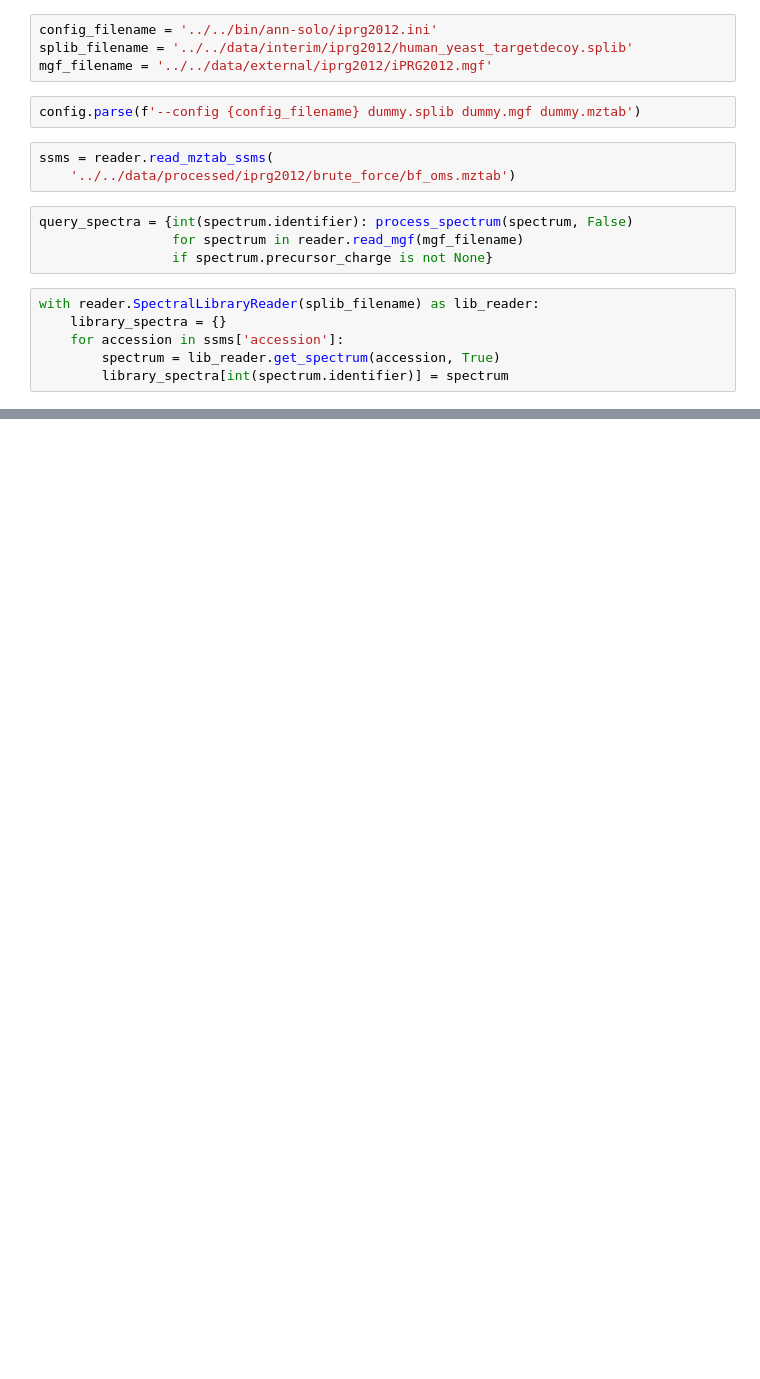
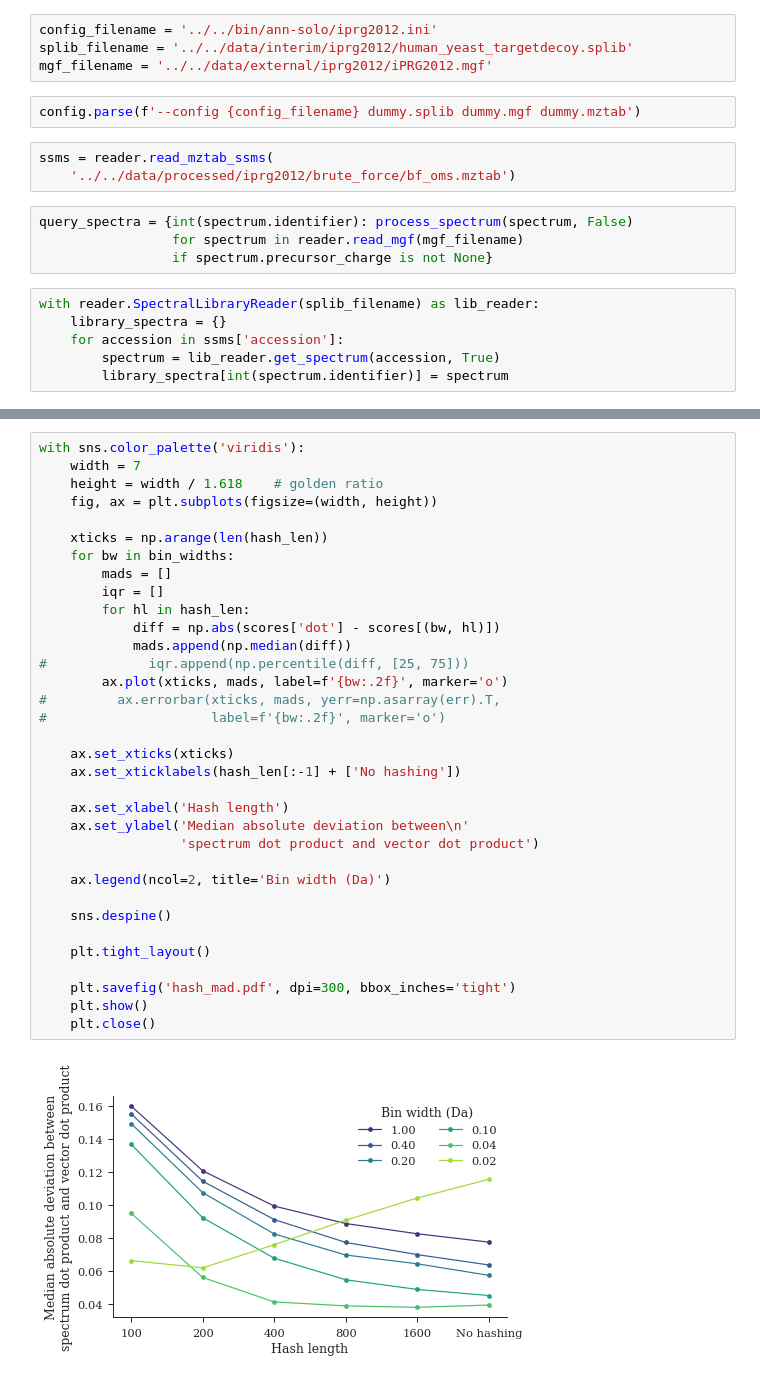
Before and after one commit to bittremieux/ANN-SoLo, a Jupyter notebook: notebooks/iprg2012_spectrum_hashing.ipynb, the cells around one changed output, grey strips where cells are left out. Drawn from its saved outputs; the diff is of its cells as text; blank space fills up the shorter version.

```diff
--- a/notebooks/iprg2012_spectrum_hashing.ipynb
+++ b/notebooks/iprg2012_spectrum_hashing.ipynb
@@ -180,0 +186,36 @@ plt.close()
+# %%
+with sns.color_palette('viridis'):
+    width = 7
+    height = width / 1.618    # golden ratio
+    fig, ax = plt.subplots(figsize=(width, height))
+
+    xticks = np.arange(len(hash_len))
+    for bw in bin_widths:
+        mads = []
+        iqr = []
+        for hl in hash_len:
+            diff = np.abs(scores['dot'] - scores[(bw, hl)])
+            mads.append(np.median(diff))
+#             iqr.append(np.percentile(diff, [25, 75]))
+        ax.plot(xticks, mads, label=f'{bw:.2f}', marker='o')
+#         ax.errorbar(xticks, mads, yerr=np.asarray(err).T,
+#                     label=f'{bw:.2f}', marker='o')
+
+    ax.set_xticks(xticks)
+    ax.set_xticklabels(hash_len[:-1] + ['No hashing'])
+
+    ax.set_xlabel('Hash length')
+    ax.set_ylabel('Median absolute deviation between\n'
+                  'spectrum dot product and vector dot product')
+
+    ax.legend(ncol=2, title='Bin width (Da)')
+
+    sns.despine()
+
+    plt.tight_layout()
+
+    plt.savefig('hash_mad.pdf', dpi=300, bbox_inches='tight')
+    plt.show()
+    plt.close()
+# %% [output]
+[figure, added]
```
Also changed, not shown: parts of 5 cells of this notebook.
